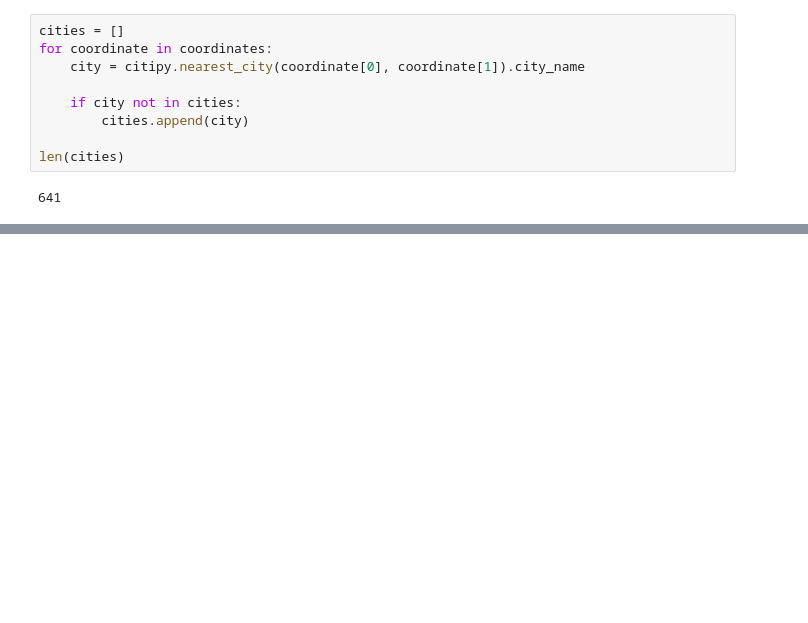
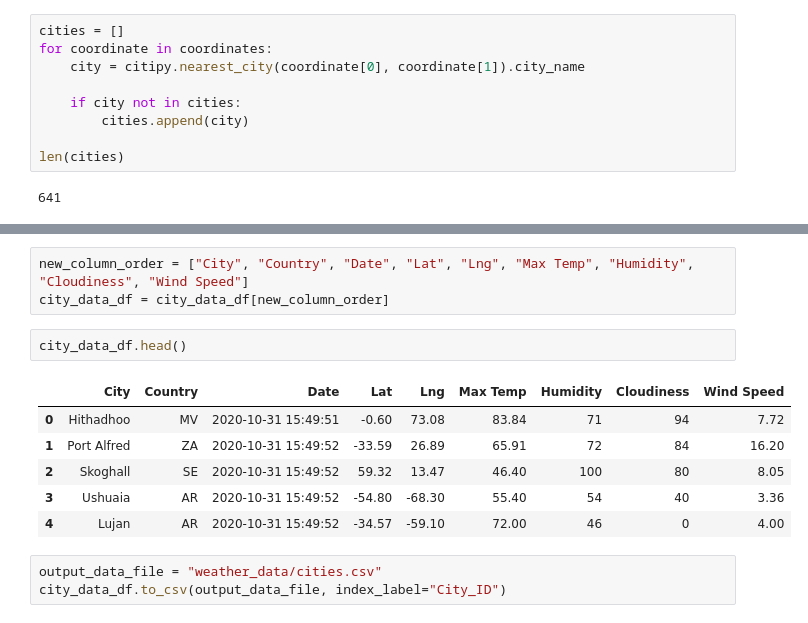
Before and after one commit to guilcapi/World_Weather_Analysis, a Jupyter notebook: WeatherPy.ipynb, the cells around one changed output, grey strips where cells are left out. Saved outputs shown, nothing was run; the diff lists cells and outputs as text; blank space fills up the shorter version.

```diff
--- a/WeatherPy.ipynb
+++ b/WeatherPy.ipynb
@@ -26,0 +138,15 @@ len(cities)
+# %%
+new_column_order = ["City", "Country", "Date", "Lat", "Lng", "Max Temp", "Humidity", "Cloudiness", "Wind Speed"]
+city_data_df = city_data_df[new_column_order]
+# %%
+city_data_df.head()
+# %% [output]
+|  | City | Country | Date | Lat | Lng | Max Temp | Humidity | Cloudiness | Wind Speed |
+| 0 | Hithadhoo | MV | 2020-10-31 15:49:51 | -0.60 | 73.08 | 83.84 | 71 | 94 | 7.72 |
+| 1 | Port Alfred | ZA | 2020-10-31 15:49:52 | -33.59 | 26.89 | 65.91 | 72 | 84 | 16.20 |
+| 2 | Skoghall | SE | 2020-10-31 15:49:52 | 59.32 | 13.47 | 46.40 | 100 | 80 | 8.05 |
+| 3 | Ushuaia | AR | 2020-10-31 15:49:52 | -54.80 | -68.30 | 55.40 | 54 | 40 | 3.36 |
+| 4 | Lujan | AR | 2020-10-31 15:49:52 | -34.57 | -59.10 | 72.00 | 46 | 0 | 4.00 |
+# %%
+output_data_file = "weather_data/cities.csv"
+city_data_df.to_csv(output_data_file, index_label="City_ID")
```
Also changed, not shown: parts of 5 cells of this notebook, 3 other files.
